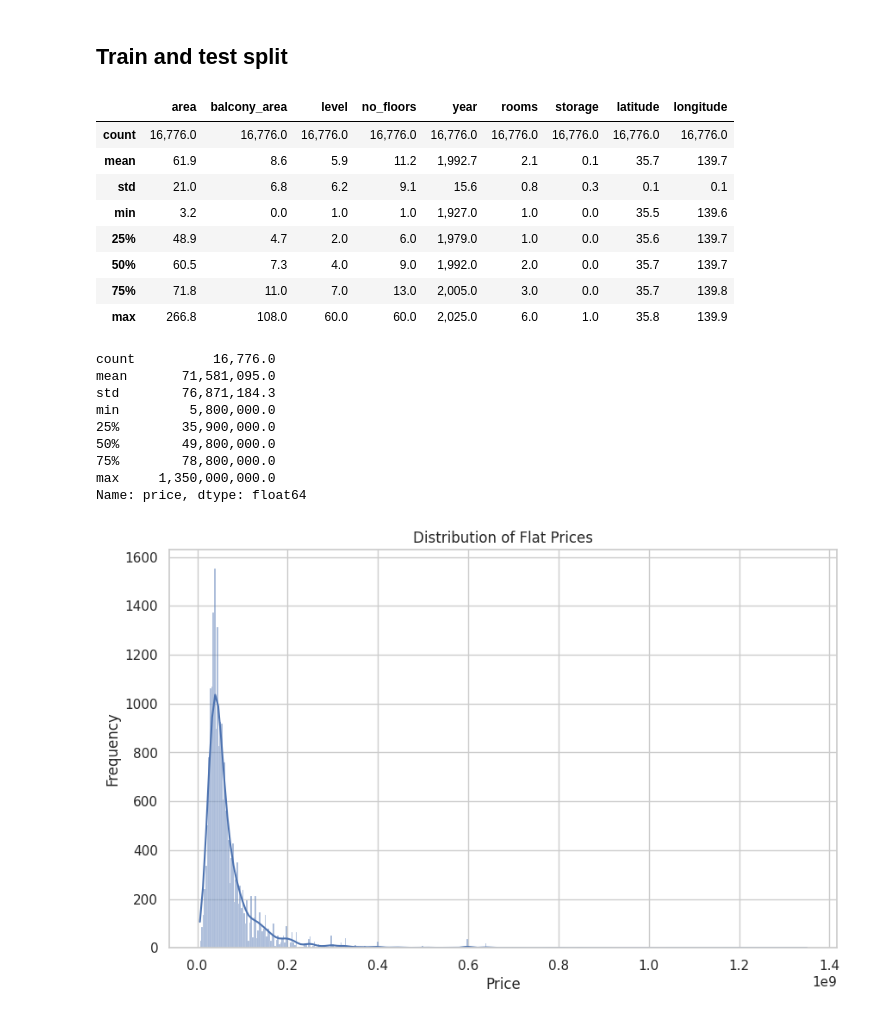
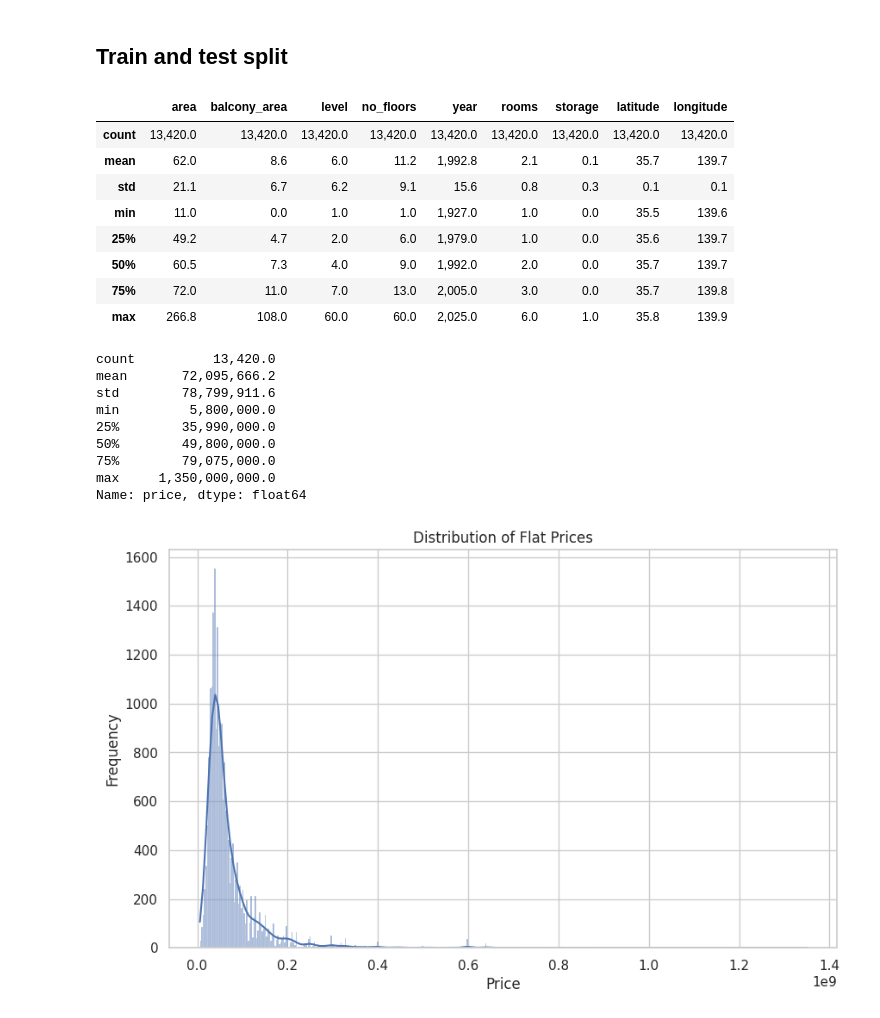
Before and after one commit to euanjudd/suumo, a Jupyter notebook: 04_select_model.ipynb, the cells around one changed output. Cells and saved outputs as stored; diff of their text form; code cells hidden in the pictures.

```diff
--- a/04_select_model.ipynb
+++ b/04_select_model.ipynb
@@ -62,32 +55,32 @@ df = df.dropna()
 # %%
 X = df.drop(["price"], axis=1)
 y = df["price"]
 
-# Perform stratified split
 X_train, X_test, y_train, y_test = train_test_split(X, y, test_size=0.2, random_state=42)
+X_train, X_val, y_train, y_val = train_test_split(X_train, y_train, test_size=0.2, random_state=42)
 
 pd.set_option('display.float_format', '{:,.1f}'.format)
 X_train.describe()
 # %% [output]
 |  | area | balcony_area | level | no_floors | year | rooms | storage | latitude | longitude |
-| count | 16,776.0 | 16,776.0 | 16,776.0 | 16,776.0 | 16,776.0 | 16,776.0 | 16,776.0 | 16,776.0 | 16,776.0 |
-| mean | 61.9 | 8.6 | 5.9 | 11.2 | 1,992.7 | 2.1 | 0.1 | 35.7 | 139.7 |
-| std | 21.0 | 6.8 | 6.2 | 9.1 | 15.6 | 0.8 | 0.3 | 0.1 | 0.1 |
-| min | 3.2 | 0.0 | 1.0 | 1.0 | 1,927.0 | 1.0 | 0.0 | 35.5 | 139.6 |
-| 25% | 48.9 | 4.7 | 2.0 | 6.0 | 1,979.0 | 1.0 | 0.0 | 35.6 | 139.7 |
+| count | 13,420.0 | 13,420.0 | 13,420.0 | 13,420.0 | 13,420.0 | 13,420.0 | 13,420.0 | 13,420.0 | 13,420.0 |
+| mean | 62.0 | 8.6 | 6.0 | 11.2 | 1,992.8 | 2.1 | 0.1 | 35.7 | 139.7 |
+| std | 21.1 | 6.7 | 6.2 | 9.1 | 15.6 | 0.8 | 0.3 | 0.1 | 0.1 |
+| min | 11.0 | 0.0 | 1.0 | 1.0 | 1,927.0 | 1.0 | 0.0 | 35.5 | 139.6 |
+| 25% | 49.2 | 4.7 | 2.0 | 6.0 | 1,979.0 | 1.0 | 0.0 | 35.6 | 139.7 |
 | 50% | 60.5 | 7.3 | 4.0 | 9.0 | 1,992.0 | 2.0 | 0.0 | 35.7 | 139.7 |
-| 75% | 71.8 | 11.0 | 7.0 | 13.0 | 2,005.0 | 3.0 | 0.0 | 35.7 | 139.8 |
+| 75% | 72.0 | 11.0 | 7.0 | 13.0 | 2,005.0 | 3.0 | 0.0 | 35.7 | 139.8 |
 | max | 266.8 | 108.0 | 60.0 | 60.0 | 2,025.0 | 6.0 | 1.0 | 35.8 | 139.9 |
 # %%
 y_train.describe()
 # %% [output]
-count          16,776.0
-mean       71,581,095.0
-std        76,871,184.3
+count          13,420.0
+mean       72,095,666.2
+std        78,799,911.6
 min         5,800,000.0
-25%        35,900,000.0
+25%        35,990,000.0
 50%        49,800,000.0
-75%        78,800,000.0
+75%        79,075,000.0
 max     1,350,000,000.0
 Name: price, dtype: float64
 # %%
```
Also changed, not shown: parts of 27 cells of this notebook, 2 other files.
